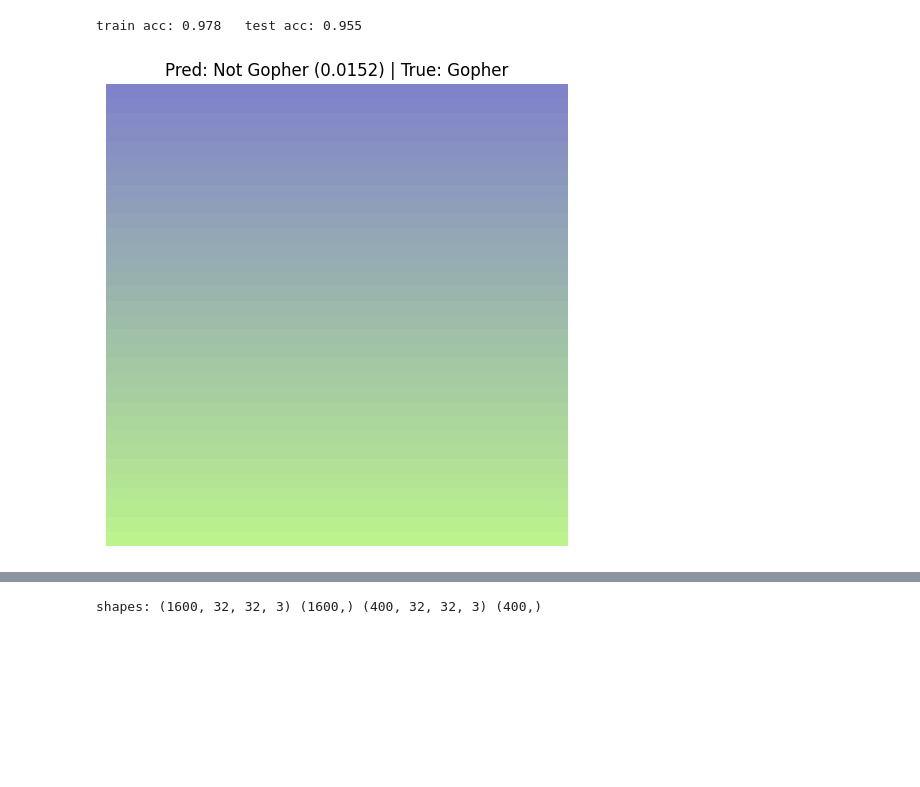
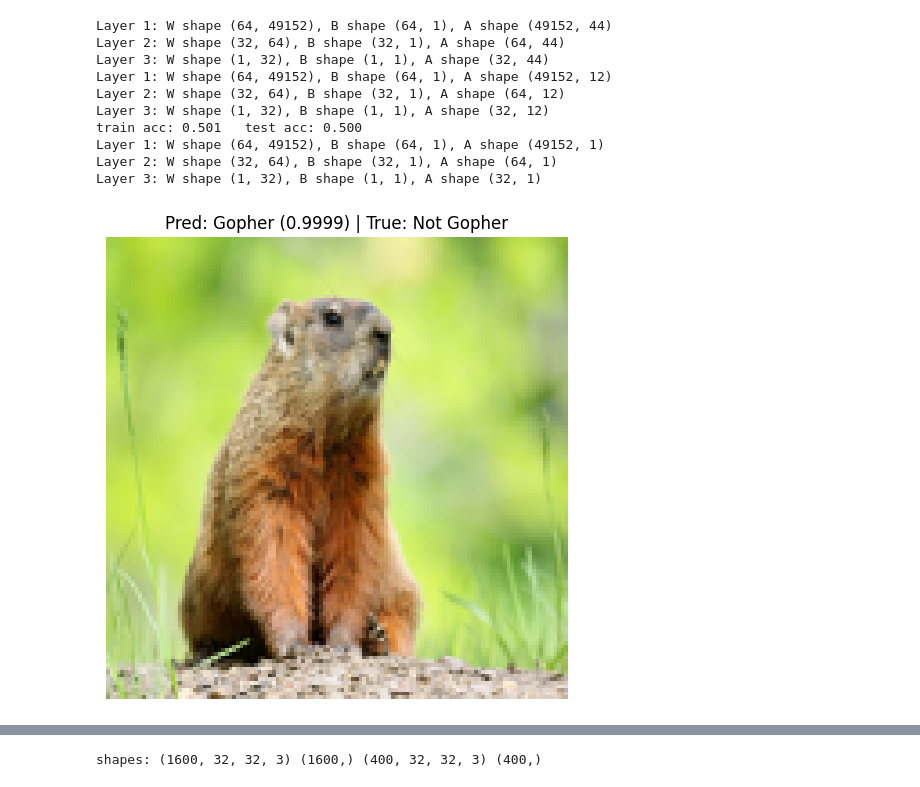
Before and after one commit to zraisan/goofy-classification, a Jupyter notebook: main.ipynb, the cells around one changed output, grey strips where cells are left out. Cells and saved outputs as stored; diff of their text form; code cells hidden in the pictures; blank space fills up the shorter version.

```diff
--- a/main.ipynb
+++ b/main.ipynb
@@ -32,4 +29,5 @@ def initialize_parameters(X_flat):
 # %%
-w, b = initialize_parameters(X_flat)
-w.shape
+layer_dims = [X_flat.shape[1], 64, 32, 1]
+W, B = initialize_parameters(layer_dims)
+W
 # %% [output]
@@ -37,6 +51,15 @@ w.shape
 # %%
-def forward_pass(X, w, b):
-    z = np.dot(X, w) + b
-    a = 1 / (1 + np.exp(-z))
-    return a
+def forward_pass(X, W, B, layer_dims):
+    cache = {}
+    A = X.T
+    for i in range(len(layer_dims) - 1):
+        print(f"Layer {i+1}: W shape {W[i].shape}, B shape {B[i].shape}, A shape {A.shape}")
+        Z = np.dot(W[i], A) + B[i]
+        if i == len(layer_dims) - 2:  # Output layer
+            A = 1 / (1 + np.exp(-Z))  # Sigmoid activation
+        else:  # Hidden layers
+            A = np.maximum(0, Z)  # ReLU activation
+        cache[i] = (A, Z)
+
+    return A, cache
 # %%
@@ -54,14 +93,15 @@ def gradient_descent(X, Y, w, b, learning_rate = 0.01):
 # %%
-def train_model(X, Y, learning_rate = 0.01, epoch = 500):
-    w, b = initialize_parameters(X)
+def train_model(X, Y, layer_dims, learning_rate = 0.01, epoch = 500):
+    W, B = initialize_parameters(layer_dims)
     for i in range(epoch):
-        w, b, cost = gradient_descent(X, Y, w, b)
+        W, B, cost = gradient_descent(X, Y, W, B, layer_dims, learning_rate)
         print(f"Cost for epoch {i} is {cost}")
-    return w, b
+    return W, B
 # %%
 def predict(pred):
     return (pred > 0.5).astype(int)
 # %%
-w, b = train_model(X_flat, y_train)
-pred = forward_pass(X_test, w, b)
+print(X_flat.shape, y_train.shape)
+W, B = train_model(X_flat, y_train, layer_dims, epoch=5000)
+pred = forward_pass(X_test, W, B, layer_dims)[0]
 # %% [output]
@@ -85,24 +125,33 @@ Cost for epoch 500 is 0.11420661264791139
 # %%
 import matplotlib.pyplot as plt
 
-train_acc = (predict(forward_pass(X_flat, w, b)) == y_train).mean()
-test_acc = (predict(forward_pass(X_test, w, b)) == y_test).mean()
+train_acc = (predict(forward_pass(X_flat, W, B, layer_dims)[0]) == y_train).mean()
+test_acc = (predict(forward_pass(X_test, W, B, layer_dims)[0]) == y_test).mean()
 print(f"train acc: {train_acc:.3f}   test acc: {test_acc:.3f}")
 
-test_image = X_test[100].reshape(1, -1)
-prediction_prob = forward_pass(test_image, w, b)
+test_image = X_test[8].reshape(1, -1)
+prediction_prob = forward_pass(test_image, W, B, layer_dims)[0]
 prediction = predict(prediction_prob)
 
-img_display = (X_test[100].reshape(32, 32, 3) * 255).astype(np.uint8)
+img_display = (X_test[8].reshape(128, 128, 3) * 255).astype(np.uint8)
 
 plt.figure(figsize=(6, 6))
 plt.imshow(img_display)
 plt.title(f"Pred: {'Gopher' if prediction[0][0] == 1 else 'Not Gopher'} ({prediction_prob[0][0]:.4f}) | True: {'Gopher' if y_test[0][0] == 1 else 'Not Gopher'}")
 plt.axis('off')
 plt.show()
 # %% [output]
-train acc: 0.978   test acc: 0.955
+Layer 1: W shape (64, 49152), B shape (64, 1), A shape (49152, 44)
+Layer 2: W shape (32, 64), B shape (32, 1), A shape (64, 44)
+Layer 3: W shape (1, 32), B shape (1, 1), A shape (32, 44)
+Layer 1: W shape (64, 49152), B shape (64, 1), A shape (49152, 12)
+Layer 2: W shape (32, 64), B shape (32, 1), A shape (64, 12)
+Layer 3: W shape (1, 32), B shape (1, 1), A shape (32, 12)
+train acc: 0.501   test acc: 0.500
+Layer 1: W shape (64, 49152), B shape (64, 1), A shape (49152, 1)
+Layer 2: W shape (32, 64), B shape (32, 1), A shape (64, 1)
+Layer 3: W shape (1, 32), B shape (1, 1), A shape (32, 1)
-[figure, old version]
+[figure, new version]
 # %%
 import matplotlib.pyplot as plt
 
```
Also changed, not shown: parts of 10 cells of this notebook, 3 other files.
